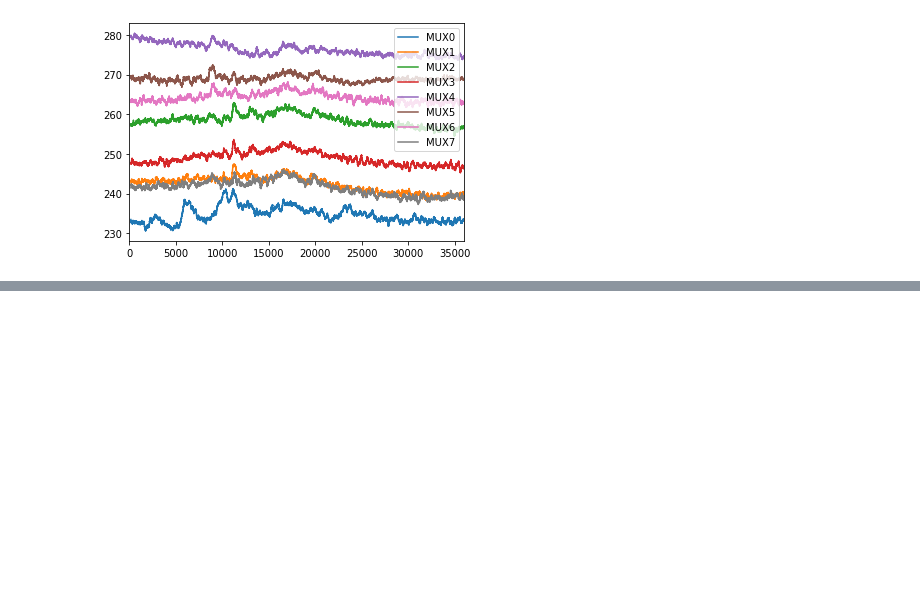
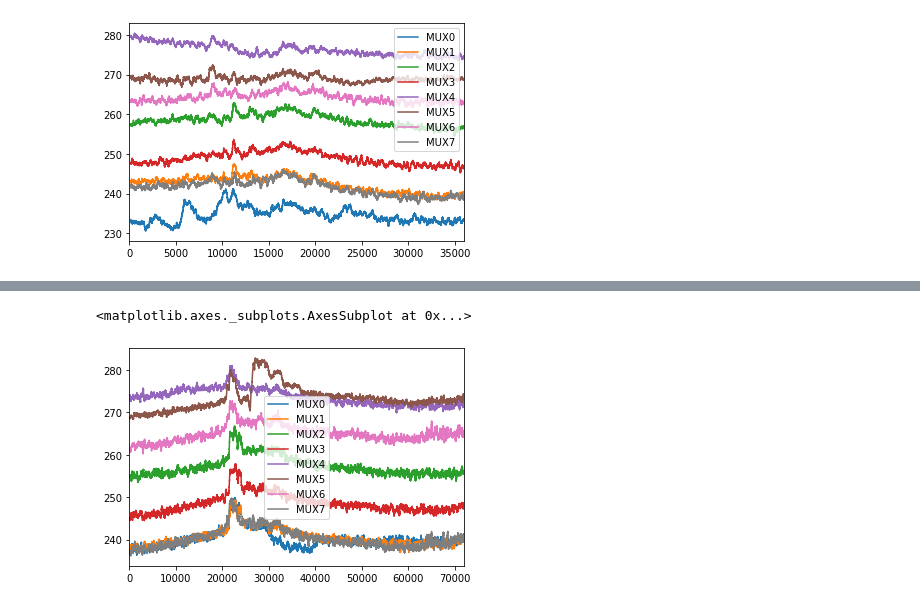
Before and after one commit to mygs/babilonia, a Jupyter notebook: research/mux-capacitive/moisture.ipynb, the cells around one changed output, grey strips where cells are left out. Saved outputs shown, nothing was run; the diff lists cells and outputs as text; code cells hidden in the pictures; blank space fills up the shorter version.

```diff
--- a/research/mux-capacitive/moisture.ipynb
+++ b/research/mux-capacitive/moisture.ipynb
@@ -254,0 +257,3 @@ df1000[['MUX0','MUX1','MUX2','MUX3','MUX4','MUX5','MUX6','MUX7']].rolling(180).m
+# %%
+df1001 = pd.read_csv("test1001.csv")
+print("Duration:", df1001.shape[0]/(60*60), "hours")
@@ -254,0 +274,5 @@ df1000[['MUX0','MUX1','MUX2','MUX3','MUX4','MUX5','MUX6','MUX7']].rolling(180).m
+# %%
+df1001[['MUX0','MUX1','MUX2','MUX3','MUX4','MUX5','MUX6','MUX7']].rolling(180).mean().plot()
+# %% [output]
+<matplotlib.axes._subplots.AxesSubplot at 0x...>
+[figure, added]
```
Also changed, not shown: parts of 3 cells of this notebook, 4 other files.
